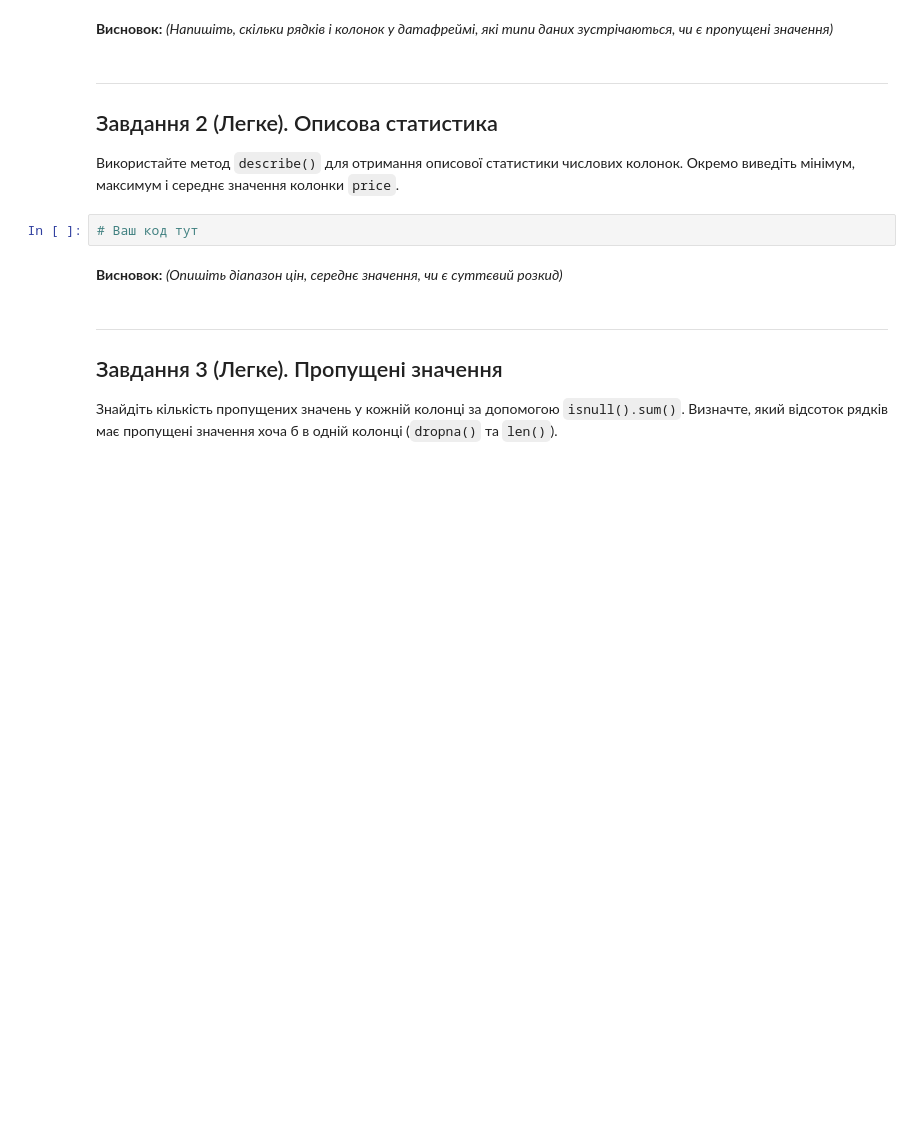
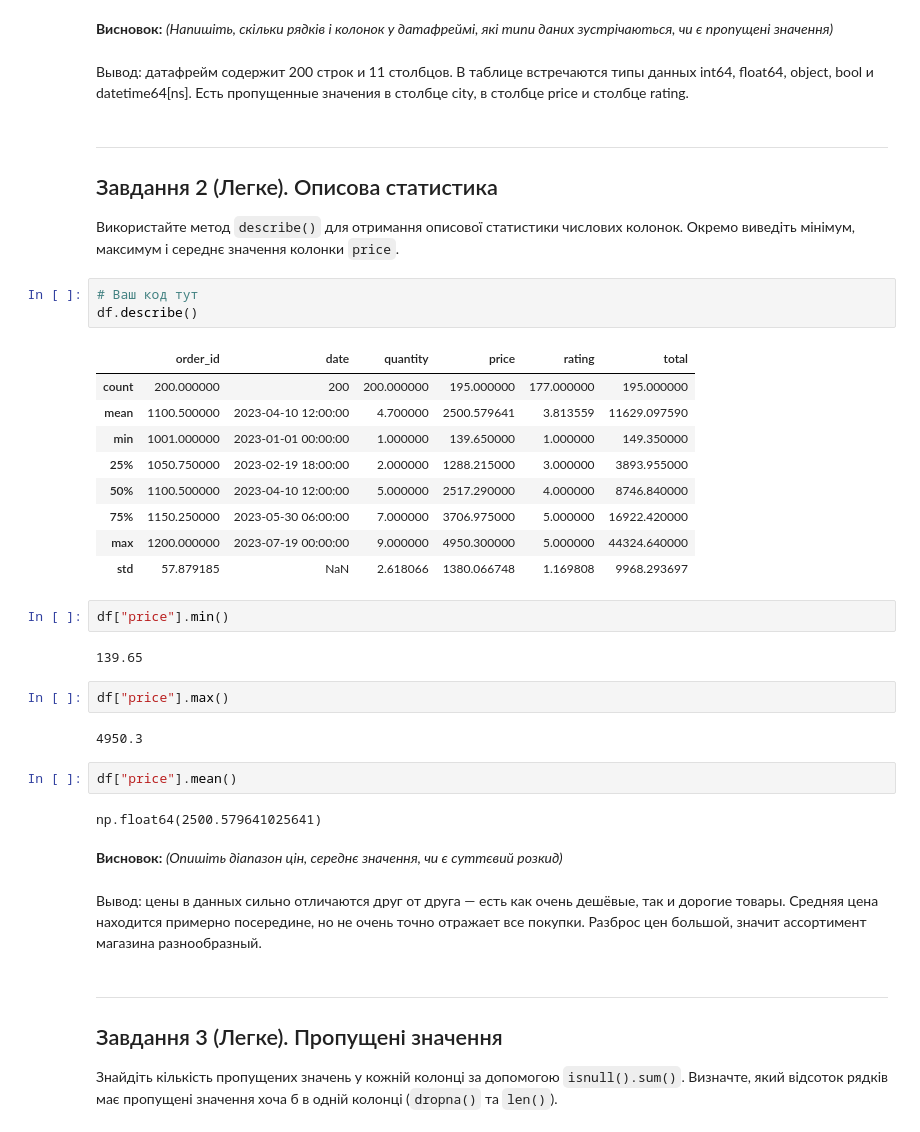
Before and after one commit to Wilson1994/DTA-2026, a Jupyter notebook: homework/pandas_tasks_beginners_DTA.ipynb, the cells around one changed output. Drawn from its saved outputs; the diff is of its cells as text; blank space fills up the shorter version.

```diff
--- a/homework/pandas_tasks_beginners_DTA.ipynb
+++ b/homework/pandas_tasks_beginners_DTA.ipynb
@@ -59,5 +85,7 @@ print('Колонки:', list(df.columns))
 # %% [markdown]
 **Висновок:** *(Напишіть, скільки рядків і колонок у датафреймі, які типи даних зустрічаються, чи є пропущені значення)*
+# %% [markdown]
+Вывод: датафрейм содержит 200 строк и 11 столбцов. В таблице встречаются типы данных int64, float64, object, bool и datetime64[ns]. Есть пропущенные значения в столбце city, в столбце price и столбце rating.
 # %% [markdown]
 ---
 ## Завдання 2 (Легке). Описова статистика
@@ -65,8 +93,33 @@ print('Колонки:', list(df.columns))
 Використайте метод `describe()` для отримання описової статистики числових колонок. Окремо виведіть мінімум, максимум і середнє значення колонки `price`.
 # %%
 # Ваш код тут
+df.describe()
+# %% [output]
+|  | order_id | date | quantity | price | rating | total |
+| count | 200.000000 | 200 | 200.000000 | 195.000000 | 177.000000 | 195.000000 |
+| mean | 1100.500000 | 2023-04-10 12:00:00 | 4.700000 | 2500.579641 | 3.813559 | 11629.097590 |
+| min | 1001.000000 | 2023-01-01 00:00:00 | 1.000000 | 139.650000 | 1.000000 | 149.350000 |
+| 25% | 1050.750000 | 2023-02-19 18:00:00 | 2.000000 | 1288.215000 | 3.000000 | 3893.955000 |
+| 50% | 1100.500000 | 2023-04-10 12:00:00 | 5.000000 | 2517.290000 | 4.000000 | 8746.840000 |
+| 75% | 1150.250000 | 2023-05-30 06:00:00 | 7.000000 | 3706.975000 | 5.000000 | 16922.420000 |
+| max | 1200.000000 | 2023-07-19 00:00:00 | 9.000000 | 4950.300000 | 5.000000 | 44324.640000 |
+| std | 57.879185 | NaN | 2.618066 | 1380.066748 | 1.169808 | 9968.293697 |
+# %%
+df["price"].min()
+# %% [output]
+139.65
+# %%
+df["price"].max()
+# %% [output]
+4950.3
+# %%
+df["price"].mean()
+# %% [output]
+np.float64(2500.579641025641)
 # %% [markdown]
 **Висновок:** *(Опишіть діапазон цін, середнє значення, чи є суттєвий розкид)*
+# %% [markdown]
+Вывод: цены в данных сильно отличаются друг от друга — есть как очень дешёвые, так и дорогие товары. Средняя цена находится примерно посередине, но не очень точно отражает все покупки. Разброс цен большой, значит ассортимент магазина разнообразный.
 # %% [markdown]
 ---
 ## Завдання 3 (Легке). Пропущені значення
```
Also changed, not shown: parts of 32 cells of this notebook.
